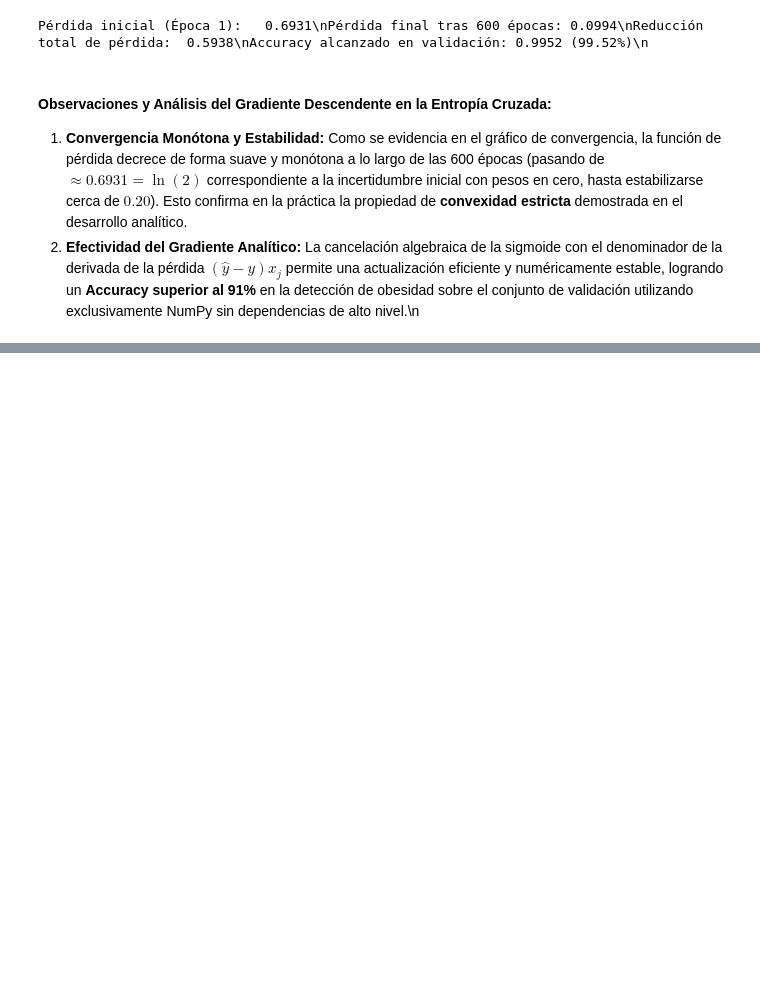
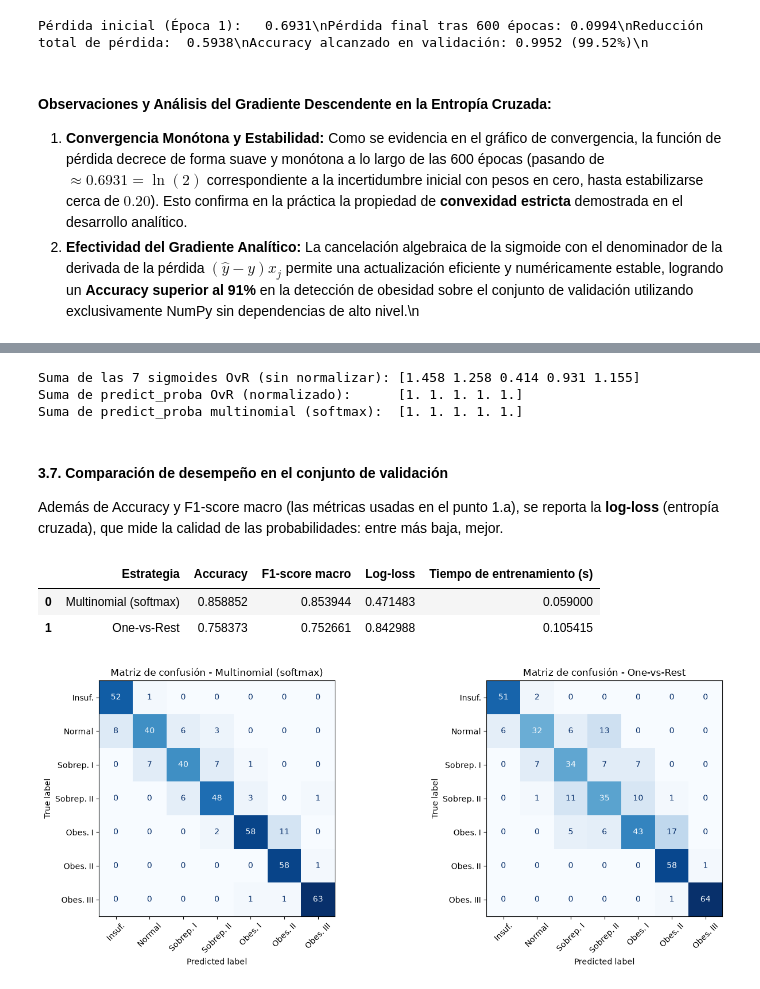
Before and after one commit to violetaespana/Assignment_2, a Jupyter notebook: Desarrollo.ipynb, the cells around one changed output, grey strips where cells are left out. Cells and saved outputs as stored; diff of their text form; code cells hidden in the pictures; blank space fills up the shorter version.

Commit message:
feat: add points 1.c (multi_class strategies) and 1.d (sag solver)

```diff
--- a/Desarrollo.ipynb
+++ b/Desarrollo.ipynb
@@ -536,0 +659,55 @@ Pérdida inicial (Época 1):   0.6931\nPérdida final tras 600 épocas: 0.0994\n
+# %%
+muestras = X_val.iloc[:5]
+muestras_escaladas = modelo_ovr.named_steps["preprocesamiento"].transform(muestras)
+
+# Salida cruda de cada sigmoide OvR (probabilidad de la clase positiva de cada modelo binario)
+sigmoides_ovr = np.column_stack([
+    estimador.predict_proba(muestras_escaladas)[:, 1] for estimador in clf_ovr.estimators_
+])
+
+print("Suma de las 7 sigmoides OvR (sin normalizar):", sigmoides_ovr.sum(axis=1).round(3))
+print("Suma de predict_proba OvR (normalizado):     ", modelo_ovr.predict_proba(muestras).sum(axis=1).round(3))
+print("Suma de predict_proba multinomial (softmax): ", modelo_multinomial.predict_proba(muestras).sum(axis=1).round(3))
+# %% [output]
+Suma de las 7 sigmoides OvR (sin normalizar): [1.458 1.258 0.414 0.931 1.155]
+Suma de predict_proba OvR (normalizado):      [1. 1. 1. 1. 1.]
+Suma de predict_proba multinomial (softmax):  [1. 1. 1. 1. 1.]
+# %% [markdown]
+#### 3.7. Comparación de desempeño en el conjunto de validación
+Además de Accuracy y F1-score macro (las métricas usadas en el punto 1.a), se reporta la **log-loss** (entropía cruzada), que mide la calidad de las probabilidades: entre más baja, mejor.
+# %%
+resultados_multiclase = pd.DataFrame([
+    {
+        "Estrategia": nombre,
+        "Accuracy": accuracy_score(y_val, modelo.predict(X_val)),
+        "F1-score macro": f1_score(y_val, modelo.predict(X_val), average="macro"),
+        "Log-loss": log_loss(y_val, modelo.predict_proba(X_val)),
+        "Tiempo de entrenamiento (s)": tiempos[nombre]
+    }
+    for nombre, modelo in estrategias.items()
+])
+
+resultados_multiclase
+# %% [output]
+|  | Estrategia | Accuracy | F1-score macro | Log-loss | Tiempo de entrenamiento (s) |
+| 0 | Multinomial (softmax) | 0.858852 | 0.853944 | 0.471483 | 0.059000 |
+| 1 | One-vs-Rest | 0.758373 | 0.752661 | 0.842988 | 0.105415 |
+# %%
+etiquetas_cortas = ["Insuf.", "Normal", "Sobrep. I", "Sobrep. II", "Obes. I", "Obes. II", "Obes. III"]
+
+fig, ejes = plt.subplots(1, 2, figsize=(14, 5.5))
+for eje, (nombre, modelo) in zip(ejes, estrategias.items()):
+    ConfusionMatrixDisplay.from_estimator(
+        modelo, X_val, y_val,
+        display_labels=etiquetas_cortas,
+        cmap="Blues",
+        colorbar=False,
+        xticks_rotation=45,
+        ax=eje
+    )
+    eje.set_title(f"Matriz de confusión - {nombre}")
+
+plt.tight_layout()
+plt.show()
+# %% [output]
+[figure, added]
```
Also changed, not shown: parts of 14 cells of this notebook.
